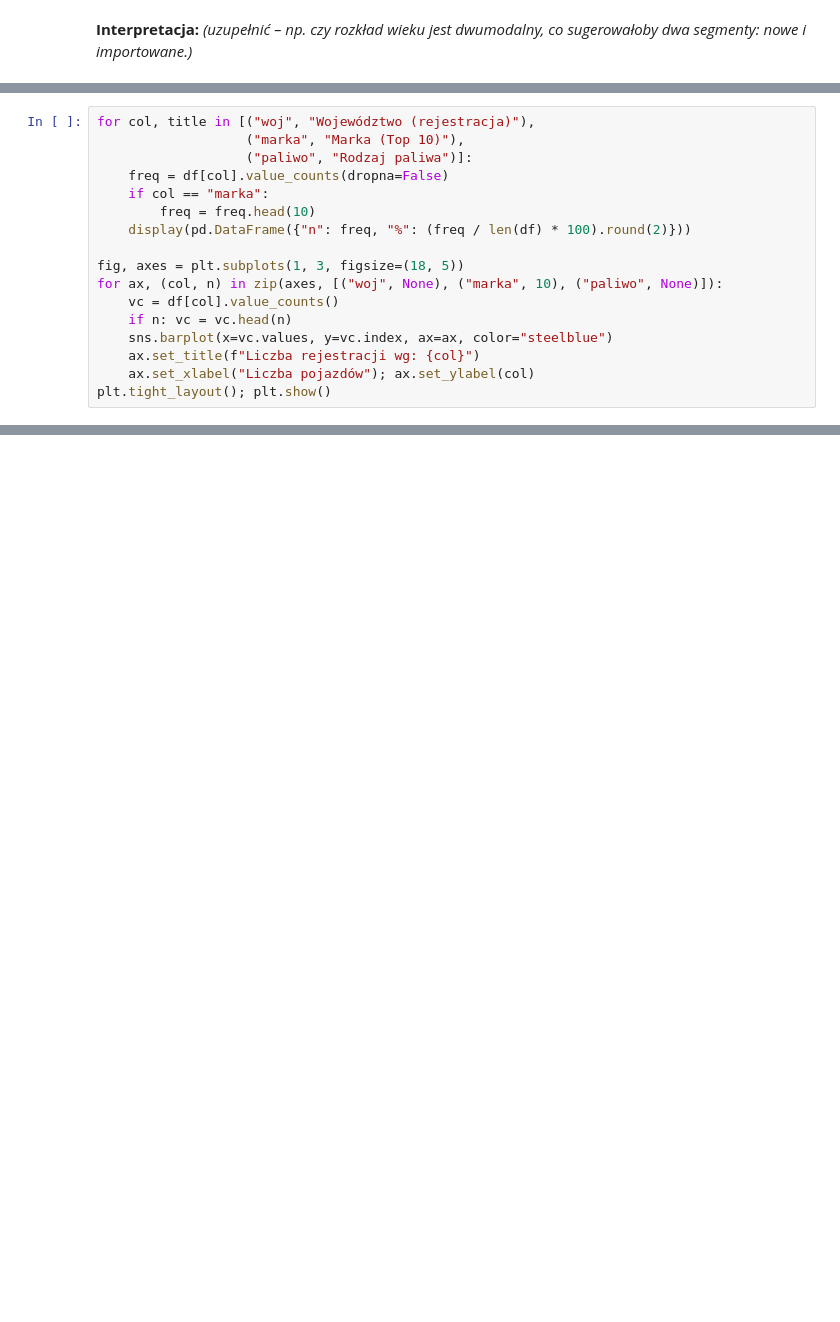
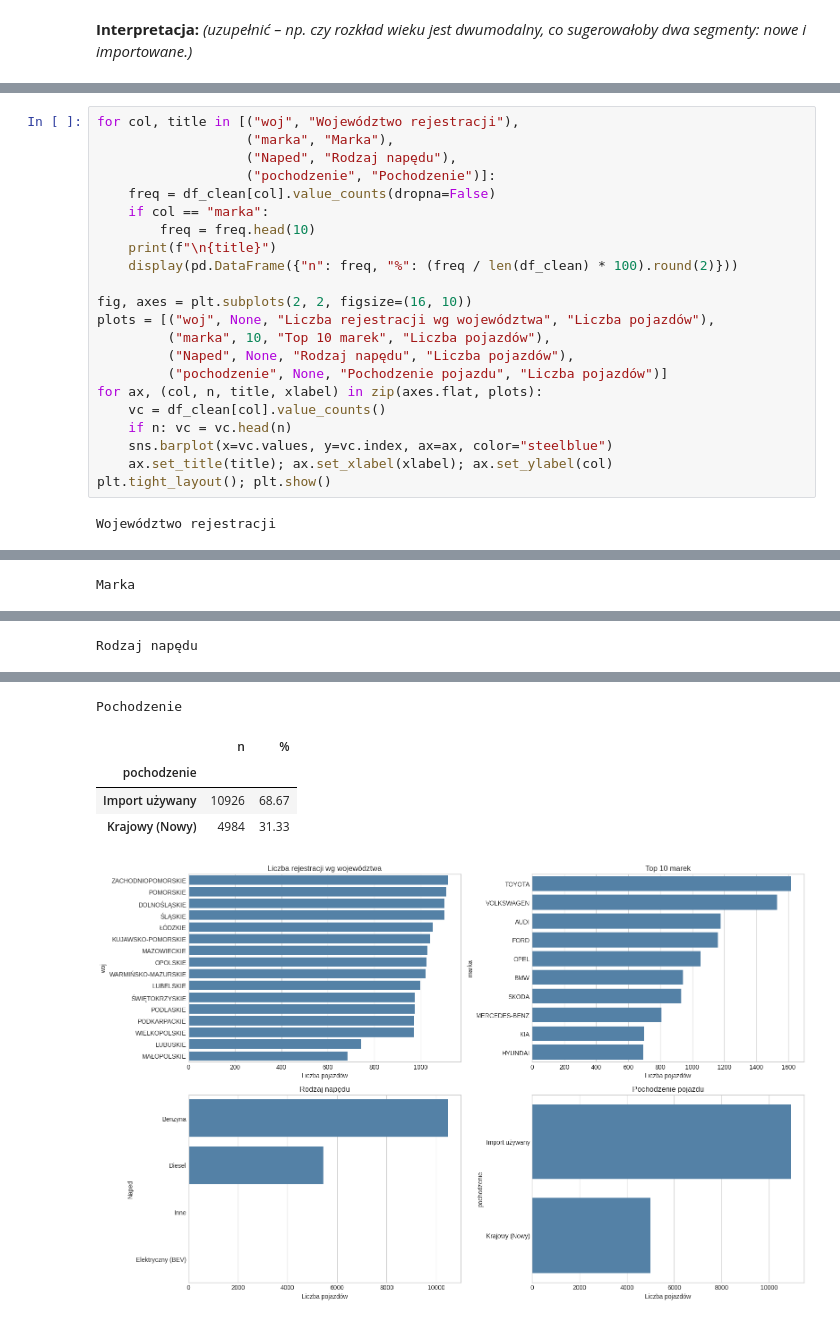
Before and after one commit to Mikelletto/spare-parts-reliability, a Jupyter notebook: notebooks/eda.ipynb, the cells around one changed output, grey strips where cells are left out. Cells and saved outputs as stored; diff of their text form; blank space fills up the shorter version.

```diff
--- a/notebooks/eda.ipynb
+++ b/notebooks/eda.ipynb
@@ -177,17 +333,24 @@ Tabele częstości i wykresy słupkowe: województwo, marka (Top 10), rodzaj pal
 # %%
-for col, title in [("woj", "Województwo (rejestracja)"),
-                   ("marka", "Marka (Top 10)"),
-                   ("paliwo", "Rodzaj paliwa")]:
-    freq = df[col].value_counts(dropna=False)
+for col, title in [("woj", "Województwo rejestracji"),
+                   ("marka", "Marka"),
+                   ("Naped", "Rodzaj napędu"),
+                   ("pochodzenie", "Pochodzenie")]:
+    freq = df_clean[col].value_counts(dropna=False)
     if col == "marka":
         freq = freq.head(10)
-    display(pd.DataFrame({"n": freq, "%": (freq / len(df) * 100).round(2)}))
+    print(f"\n{title}")
+    display(pd.DataFrame({"n": freq, "%": (freq / len(df_clean) * 100).round(2)}))
 
-fig, axes = plt.subplots(1, 3, figsize=(18, 5))
-for ax, (col, n) in zip(axes, [("woj", None), ("marka", 10), ("paliwo", None)]):
-    vc = df[col].value_counts()
+fig, axes = plt.subplots(2, 2, figsize=(16, 10))
+plots = [("woj", None, "Liczba rejestracji wg województwa", "Liczba pojazdów"),
+         ("marka", 10, "Top 10 marek", "Liczba pojazdów"),
+         ("Naped", None, "Rodzaj napędu", "Liczba pojazdów"),
+         ("pochodzenie", None, "Pochodzenie pojazdu", "Liczba pojazdów")]
+for ax, (col, n, title, xlabel) in zip(axes.flat, plots):
+    vc = df_clean[col].value_counts()
     if n: vc = vc.head(n)
     sns.barplot(x=vc.values, y=vc.index, ax=ax, color="steelblue")
-    ax.set_title(f"Liczba rejestracji wg: {col}")
-    ax.set_xlabel("Liczba pojazdów"); ax.set_ylabel(col)
+    ax.set_title(title); ax.set_xlabel(xlabel); ax.set_ylabel(col)
 plt.tight_layout(); plt.show()
+# %% [output]
+Województwo rejestracji
@@ -193,0 +375 @@ plt.tight_layout(); plt.show()
+Marka
@@ -193,0 +388 @@ plt.tight_layout(); plt.show()
+Rodzaj napędu
@@ -194 +395,7 @@ plt.tight_layout(); plt.show()
+Pochodzenie
+|  | n | % |
+| pochodzenie |  |  |
+| Import używany | 10926 | 68.67 |
+| Krajowy (Nowy) | 4984 | 31.33 |
+[figure, added]
 # %% [markdown]
```
Also changed, not shown: parts of 35 cells of this notebook.
